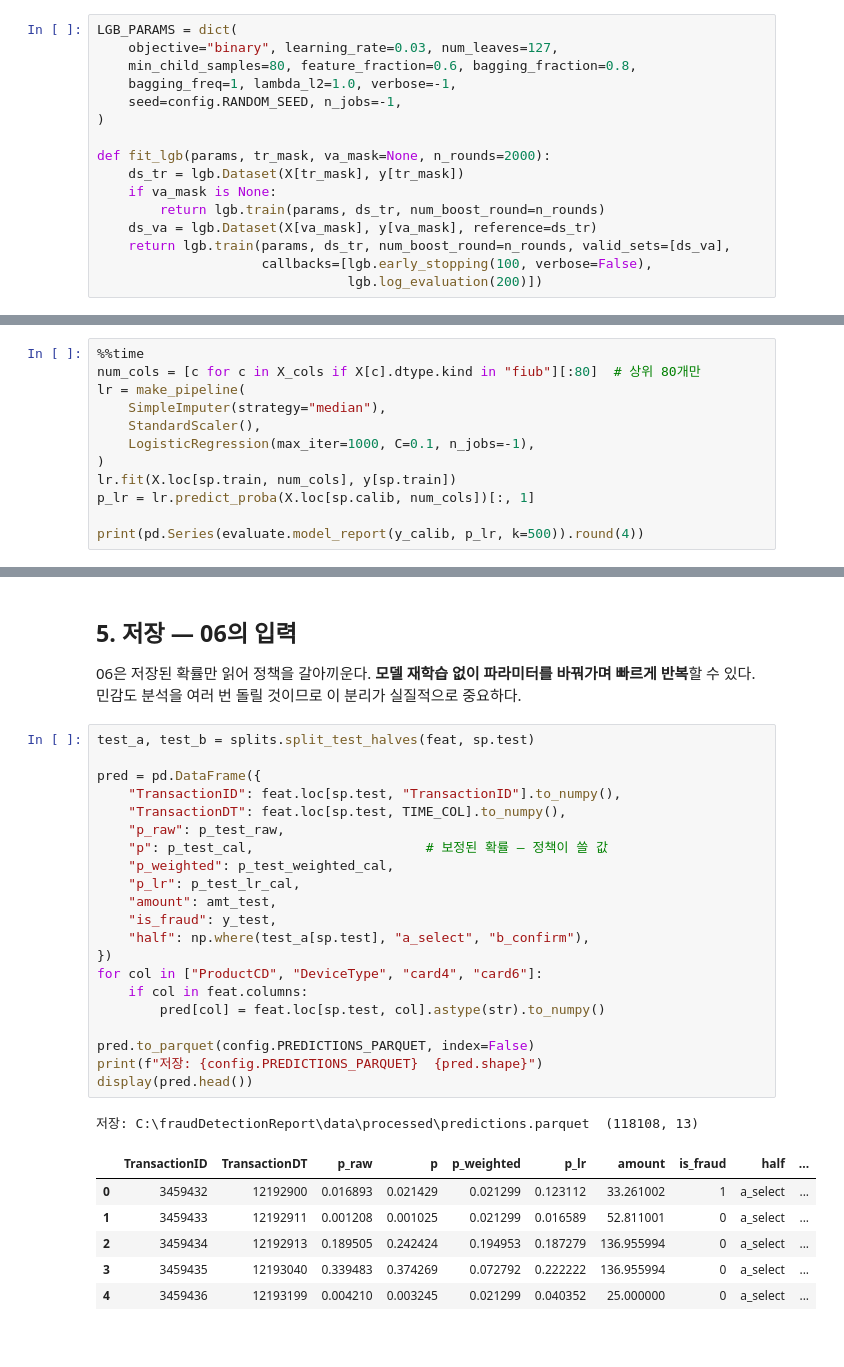
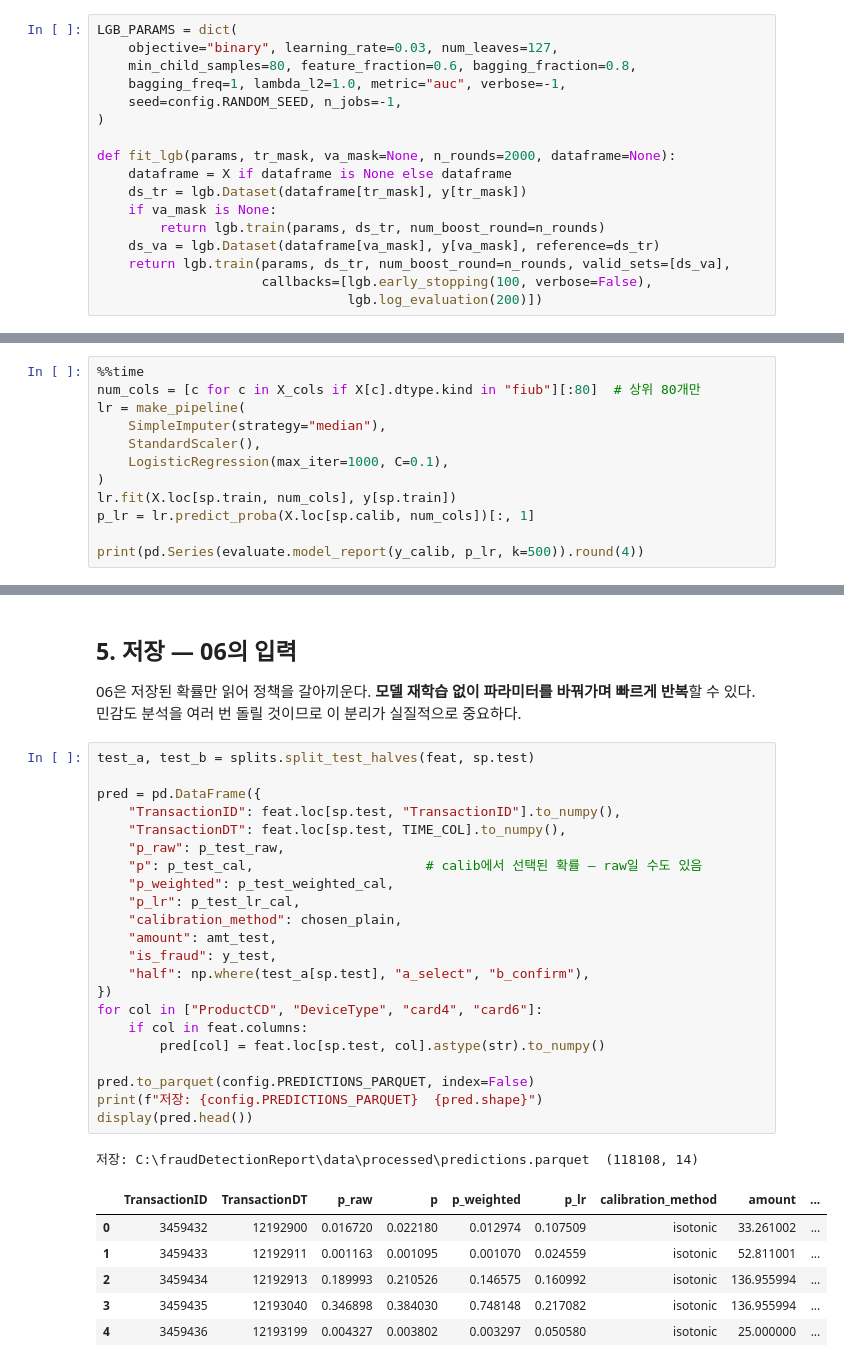
Before and after one commit to rhys3680-cell/fraud-detection-report, a Jupyter notebook: notebooks/05_model.ipynb, the cells around one changed output, grey strips where cells are left out. Saved outputs shown, nothing was run; the diff lists cells and outputs as text.

```diff
--- a/notebooks/05_model.ipynb
+++ b/notebooks/05_model.ipynb
@@ -97,15 +92,16 @@ task: <Task pending name='Task-220' coro=<Kernel.shell_main() running at C:\frau
 LGB_PARAMS = dict(
     objective="binary", learning_rate=0.03, num_leaves=127,
     min_child_samples=80, feature_fraction=0.6, bagging_fraction=0.8,
-    bagging_freq=1, lambda_l2=1.0, verbose=-1,
+    bagging_freq=1, lambda_l2=1.0, metric="auc", verbose=-1,
     seed=config.RANDOM_SEED, n_jobs=-1,
 )
 
-def fit_lgb(params, tr_mask, va_mask=None, n_rounds=2000):
-    ds_tr = lgb.Dataset(X[tr_mask], y[tr_mask])
+def fit_lgb(params, tr_mask, va_mask=None, n_rounds=2000, dataframe=None):
+    dataframe = X if dataframe is None else dataframe
+    ds_tr = lgb.Dataset(dataframe[tr_mask], y[tr_mask])
     if va_mask is None:
         return lgb.train(params, ds_tr, num_boost_round=n_rounds)
-    ds_va = lgb.Dataset(X[va_mask], y[va_mask], reference=ds_tr)
+    ds_va = lgb.Dataset(dataframe[va_mask], y[va_mask], reference=ds_tr)
     return lgb.train(params, ds_tr, num_boost_round=n_rounds, valid_sets=[ds_va],
                      callbacks=[lgb.early_stopping(100, verbose=False),
                                 lgb.log_evaluation(200)])
@@ -174,7 +171,7 @@ num_cols = [c for c in X_cols if X[c].dtype.kind in "fiub"][:80]  # 상위 80개
 lr = make_pipeline(
     SimpleImputer(strategy="median"),
     StandardScaler(),
-    LogisticRegression(max_iter=1000, C=0.1, n_jobs=-1),
+    LogisticRegression(max_iter=1000, C=0.1),
 )
 lr.fit(X.loc[sp.train, num_cols], y[sp.train])
 p_lr = lr.predict_proba(X.loc[sp.calib, num_cols])[:, 1]
@@ -309,32 +387,33 @@ Wall time: 2min 24s
 # %%
 test_a, test_b = splits.split_test_halves(feat, sp.test)
 
 pred = pd.DataFrame({
     "TransactionID": feat.loc[sp.test, "TransactionID"].to_numpy(),
     "TransactionDT": feat.loc[sp.test, TIME_COL].to_numpy(),
     "p_raw": p_test_raw,
-    "p": p_test_cal,                      # 보정된 확률 — 정책이 쓸 값
+    "p": p_test_cal,                      # calib에서 선택된 확률 — raw일 수도 있음
     "p_weighted": p_test_weighted_cal,
     "p_lr": p_test_lr_cal,
+    "calibration_method": chosen_plain,
     "amount": amt_test,
     "is_fraud": y_test,
     "half": np.where(test_a[sp.test], "a_select", "b_confirm"),
 })
 for col in ["ProductCD", "DeviceType", "card4", "card6"]:
     if col in feat.columns:
         pred[col] = feat.loc[sp.test, col].astype(str).to_numpy()
 
 pred.to_parquet(config.PREDICTIONS_PARQUET, index=False)
 print(f"저장: {config.PREDICTIONS_PARQUET}  {pred.shape}")
 display(pred.head())
 # %% [output]
-저장: C:\fraudDetectionReport\data\processed\predictions.parquet  (118108, 13)
+저장: C:\fraudDetectionReport\data\processed\predictions.parquet  (118108, 14)
-|  | TransactionID | TransactionDT | p_raw | p | p_weighted | p_lr | amount | is_fraud | half | ... |
-| 0 | 3459432 | 12192900 | 0.016893 | 0.021429 | 0.021299 | 0.123112 | 33.261002 | 1 | a_select | ... |
-| 1 | 3459433 | 12192911 | 0.001208 | 0.001025 | 0.021299 | 0.016589 | 52.811001 | 0 | a_select | ... |
-| 2 | 3459434 | 12192913 | 0.189505 | 0.242424 | 0.194953 | 0.187279 | 136.955994 | 0 | a_select | ... |
-| 3 | 3459435 | 12193040 | 0.339483 | 0.374269 | 0.072792 | 0.222222 | 136.955994 | 0 | a_select | ... |
-| 4 | 3459436 | 12193199 | 0.004210 | 0.003245 | 0.021299 | 0.040352 | 25.000000 | 0 | a_select | ... |
+|  | TransactionID | TransactionDT | p_raw | p | p_weighted | p_lr | calibration_method | amount | ... |
+| 0 | 3459432 | 12192900 | 0.016720 | 0.022180 | 0.012974 | 0.107509 | isotonic | 33.261002 | ... |
+| 1 | 3459433 | 12192911 | 0.001163 | 0.001095 | 0.001070 | 0.024559 | isotonic | 52.811001 | ... |
+| 2 | 3459434 | 12192913 | 0.189993 | 0.210526 | 0.146575 | 0.160992 | isotonic | 136.955994 | ... |
+| 3 | 3459435 | 12193040 | 0.346898 | 0.384030 | 0.748148 | 0.217082 | isotonic | 136.955994 | ... |
+| 4 | 3459436 | 12193199 | 0.004327 | 0.003802 | 0.003297 | 0.050580 | isotonic | 25.000000 | ... |
 # %% [markdown]
 ## 요약
 
```
Also changed, not shown: parts of 13 cells of this notebook, 1 other file.
